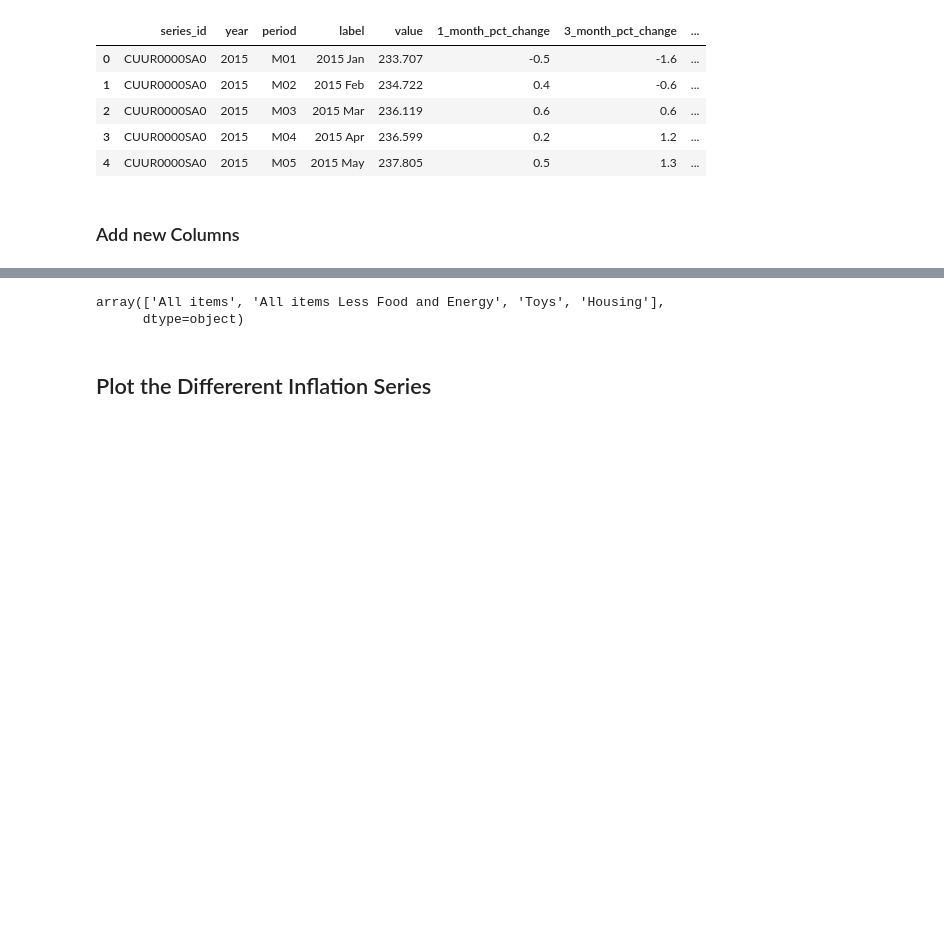
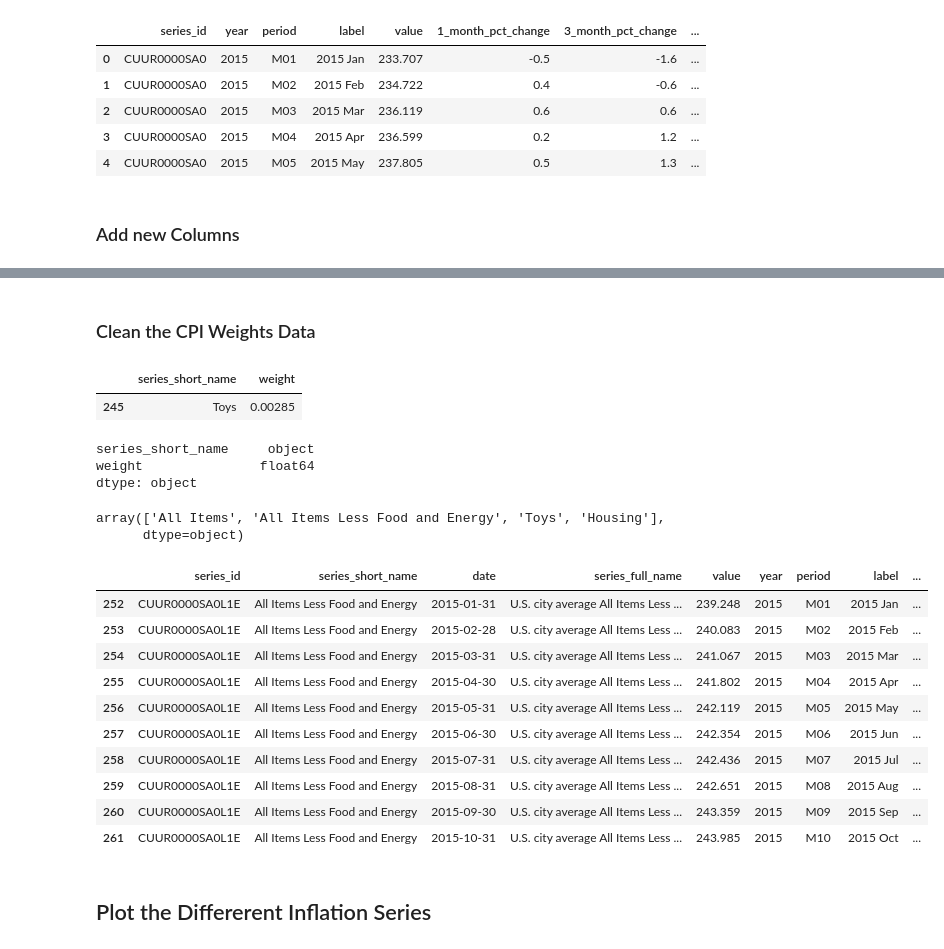
Before and after one commit to danielhalm1407/forecasting_the_future, a Jupyter notebook: Notebooks/NB05_Inflation_Model.ipynb, the cells around one changed output, grey strips where cells are left out. Saved outputs shown, nothing was run; the diff lists cells and outputs as text; code cells hidden in the pictures; blank space fills up the shorter version.

```diff
--- a/Notebooks/NB05_Inflation_Model.ipynb
+++ b/Notebooks/NB05_Inflation_Model.ipynb
@@ -112,8 +115,3 @@ cpi['date'] = pd.to_datetime(
 # Move columns for readability
 start_cols = ['series_id', 'series_short_name', 'date', 'series_full_name', 'value']
 cpi = cpi[start_cols + [col for col in cpi.columns if col not in start_cols]]
-# %%
-# display unlimited rows
-pd.set_option('display.max_rows', None)
-# set back to default
-pd.reset_option('display.max_rows')
@@ -127,8 +118,71 @@ array(['CUUR0000SA0', 'CUUR0000SA0L1E', 'CUUR0000SERE01', 'CUURN000SAH3'],
-# %%
-cpi['series_short_name'].unique()
-# %% [output]
-array(['All items', 'All items Less Food and Energy', 'Toys', 'Housing'],
-      dtype=object)
+# %% [markdown]
+### Clean the CPI Weights Data
+# %%
+# Remove the furst and last columns from cpi_weights
+cpi_weights = cpi_weights.iloc[:, 1:-1]
+
+# rename what is now the second column as 'weight'
+cpi_weights.rename(columns={cpi_weights.columns[1]: 'weight'}, inplace=True)
+
+# convert the weight column into proportions by dividing by 100
+cpi_weights['weight'] = cpi_weights['weight'] / 100
+
+#rename expenditure catgory to 'series_short_name'
+cpi_weights.rename(columns={cpi_weights.columns[0]: 'series_short_name'}, inplace=True)
+
+# remove the first row, which is empty
+cpi_weights = cpi_weights.iloc[1:, :].reset_index(drop=True)
+
+# Remove any whitespace at the start or end of the series_short_name
+cpi_weights['series_short_name'] = cpi_weights['series_short_name'].str.strip()
+# convert the series_short_name to title case
+cpi_weights['series_short_name'] = cpi_weights['series_short_name'].str.title()
+# convert 'and', 'the', 'of', 'in', 'to', 'for', 'with' to lowercase (except if at the start)
+cpi_weights['series_short_name'] = cpi_weights['series_short_name'].str.replace(
+    r'\b(And|The|Of|In|To|For|With)\b',
+    lambda x: x.group(0).lower(),
+    regex=True
+)
+#
+# %%
+cpi_weights[cpi_weights['series_short_name'] == 'Toys'].head(10)
+# %% [output]
+|  | series_short_name | weight |
+| 245 | Toys | 0.00285 |
+# %%
+cpi_weights.dtypes
+# %% [output]
+series_short_name     object
+weight               float64
+dtype: object
+# %%
+# Merge the cpi and cpi_weights dataframes on series_short_name
+cpi = pd.merge(cpi, cpi_weights, on='series_short_name', how='left')
+# %%
+# Add a column for weighted contribution for each of the x_month_pct_change columns
+for x in [1, 3, 6, 12]:
+    cpi[f'{x}_month_pct_change_wgt_contrib'] = cpi[f'{x}_month_pct_change'] * cpi['weight']
+# %%
+# get the unique values in the series_short_name column
+cpi['series_short_name'].unique()
+# %% [output]
+array(['All Items', 'All Items Less Food and Energy', 'Toys', 'Housing'],
+      dtype=object)
+# %%
+# inspect the rows for all items except for the All Items Less Food and Energy
+cpi[cpi['series_short_name'] == 'All Items Less Food and Energy'].head(10)
+# %% [output]
+|  | series_id | series_short_name | date | series_full_name | value | year | period | label | ... |
+| 252 | CUUR0000SA0L1E | All Items Less Food and Energy | 2015-01-31 | U.S. city average All Items Less ... | 239.248 | 2015 | M01 | 2015 Jan | ... |
+| 253 | CUUR0000SA0L1E | All Items Less Food and Energy | 2015-02-28 | U.S. city average All Items Less ... | 240.083 | 2015 | M02 | 2015 Feb | ... |
+| 254 | CUUR0000SA0L1E | All Items Less Food and Energy | 2015-03-31 | U.S. city average All Items Less ... | 241.067 | 2015 | M03 | 2015 Mar | ... |
+| 255 | CUUR0000SA0L1E | All Items Less Food and Energy | 2015-04-30 | U.S. city average All Items Less ... | 241.802 | 2015 | M04 | 2015 Apr | ... |
+| 256 | CUUR0000SA0L1E | All Items Less Food and Energy | 2015-05-31 | U.S. city average All Items Less ... | 242.119 | 2015 | M05 | 2015 May | ... |
+| 257 | CUUR0000SA0L1E | All Items Less Food and Energy | 2015-06-30 | U.S. city average All Items Less ... | 242.354 | 2015 | M06 | 2015 Jun | ... |
+| 258 | CUUR0000SA0L1E | All Items Less Food and Energy | 2015-07-31 | U.S. city average All Items Less ... | 242.436 | 2015 | M07 | 2015 Jul | ... |
+| 259 | CUUR0000SA0L1E | All Items Less Food and Energy | 2015-08-31 | U.S. city average All Items Less ... | 242.651 | 2015 | M08 | 2015 Aug | ... |
+| 260 | CUUR0000SA0L1E | All Items Less Food and Energy | 2015-09-30 | U.S. city average All Items Less ... | 243.359 | 2015 | M09 | 2015 Sep | ... |
+| 261 | CUUR0000SA0L1E | All Items Less Food and Energy | 2015-10-31 | U.S. city average All Items Less ... | 243.985 | 2015 | M10 | 2015 Oct | ... |
 # %% [markdown]
 ## Plot the Differerent Inflation Series
 # %% [markdown]
```
Also changed, not shown: parts of 14 cells of this notebook, 2 other files.
